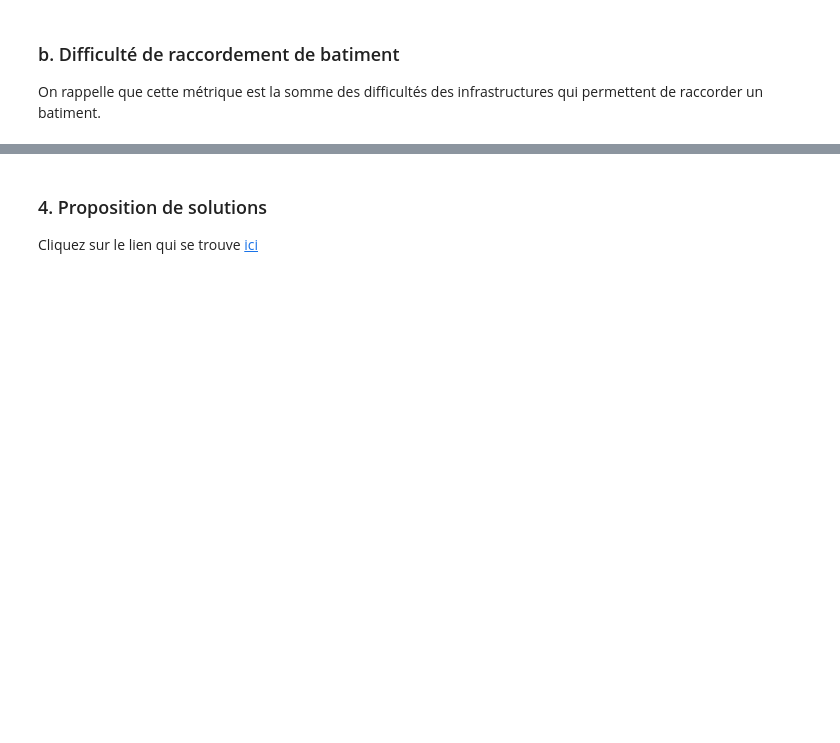
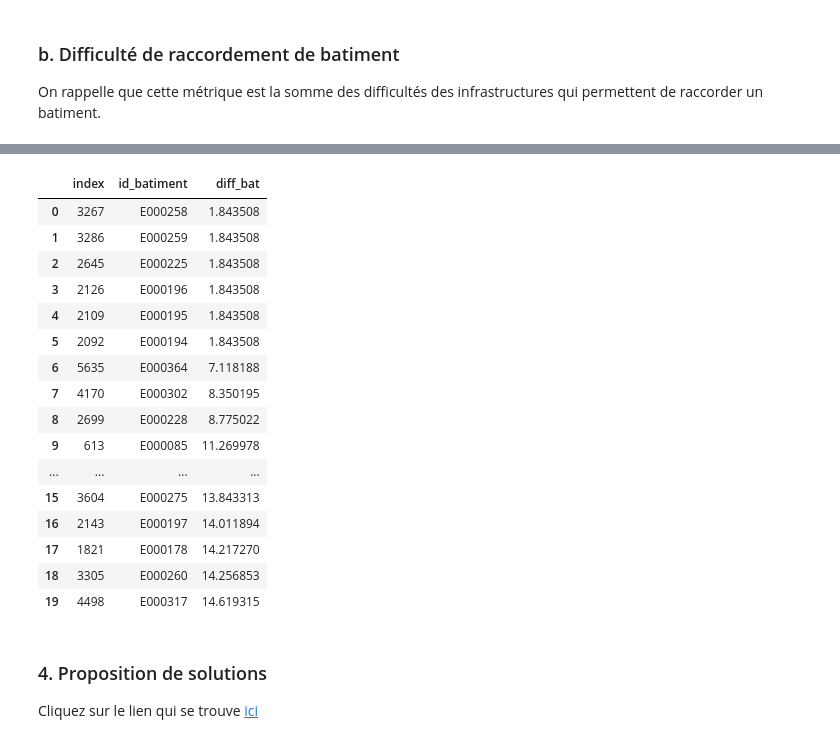
Before and after one commit to YannCedL/projet_L_M_N, a Jupyter notebook: Rapport.ipynb, the cells around one changed output, grey strips where cells are left out. Drawn from its saved outputs; the diff is of its cells as text; code cells hidden in the pictures; blank space fills up the shorter version.

```diff
--- a/Rapport.ipynb
+++ b/Rapport.ipynb
@@ -169,15 +186,36 @@ df.head(5)
 # %%
+df_bat_diff=df[['id_batiment','diff_bat']]
+
+
 # On supprime les doublons
 
 df_bat_diff=df_bat_diff.drop_duplicates()
 
 
 
-df_bat_diff=df_bat_diff.sort_values(by='diff_bat')
+df_bat_diff=df_bat_diff.sort_values('diff_bat')
 
 df_bat_diff=df_bat_diff[df_bat_diff['diff_bat']>0]
 
-print(df_bat_diff)
+df_bat_diff.head(20).reset_index()
+# %% [output]
+|  | index | id_batiment | diff_bat |
+| 0 | 3267 | E000258 | 1.843508 |
+| 1 | 3286 | E000259 | 1.843508 |
+| 2 | 2645 | E000225 | 1.843508 |
+| 3 | 2126 | E000196 | 1.843508 |
+| 4 | 2109 | E000195 | 1.843508 |
+| 5 | 2092 | E000194 | 1.843508 |
+| 6 | 5635 | E000364 | 7.118188 |
+| 7 | 4170 | E000302 | 8.350195 |
+| 8 | 2699 | E000228 | 8.775022 |
+| 9 | 613 | E000085 | 11.269978 |
+| ... | ... | ... | ... |
+| 15 | 3604 | E000275 | 13.843313 |
+| 16 | 2143 | E000197 | 14.011894 |
+| 17 | 1821 | E000178 | 14.217270 |
+| 18 | 3305 | E000260 | 14.256853 |
+| 19 | 4498 | E000317 | 14.619315 |
 # %% [markdown]
 ### 4. Proposition de solutions
 
```
Also changed, not shown: parts of 4 cells of this notebook.
